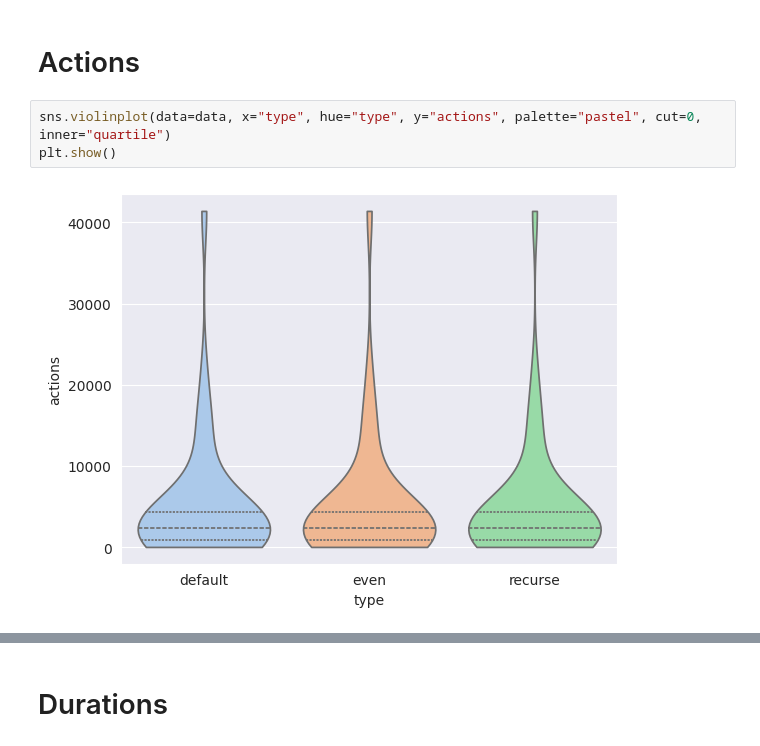
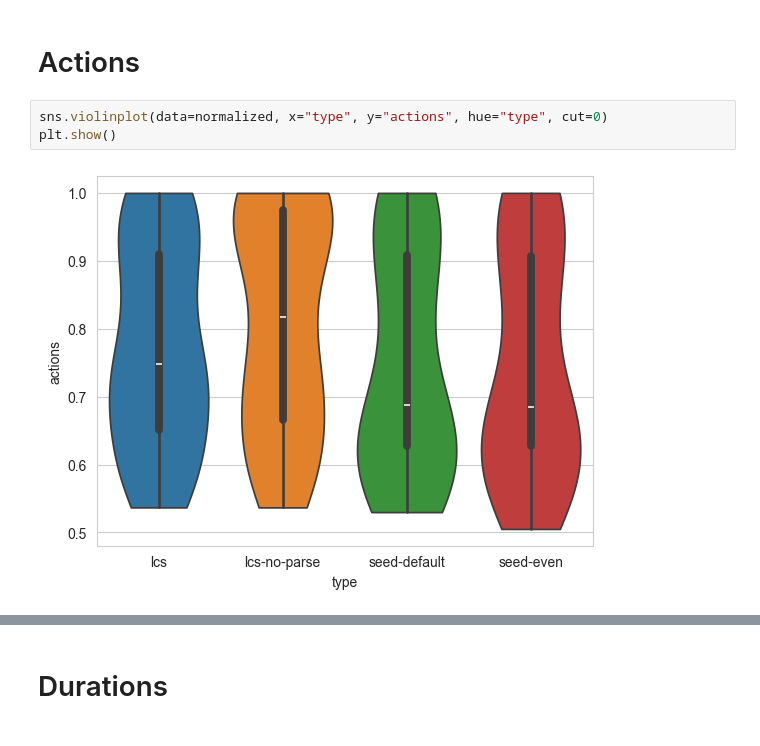
Before and after one commit to labri-progress/cidiff, a Jupyter notebook: python/benchmark.ipynb, the cells around one changed output, grey strips where cells are left out. Cells and saved outputs as stored; diff of their text form.

```diff
--- a/python/benchmark.ipynb
+++ b/python/benchmark.ipynb
@@ -12,8 +32,8 @@ data = data.groupby(['directory', 'type']).agg({'duration': 'median', 'actions':
 # %% [markdown]
 # Actions
-# %%
-sns.violinplot(data=data, x="type", hue="type", y="actions", palette="pastel", cut=0, inner="quartile")
-plt.show()
-# %% [output]
-[figure, removed]
+# %%
+sns.violinplot(data=normalized, x="type", y="actions", hue="type", cut=0)
+plt.show()
+# %% [output]
+[figure, added]
 # %%
```
Also changed, not shown: parts of 8 cells of this notebook, 5 other files.
